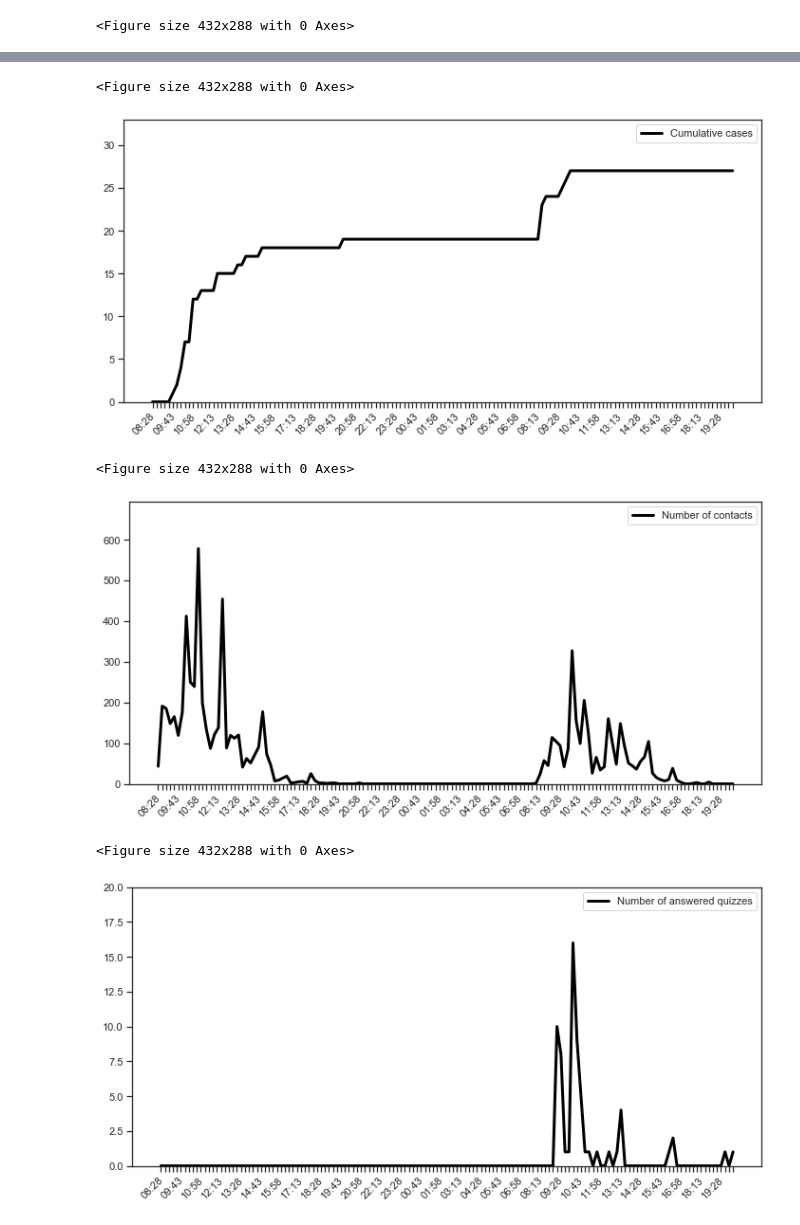
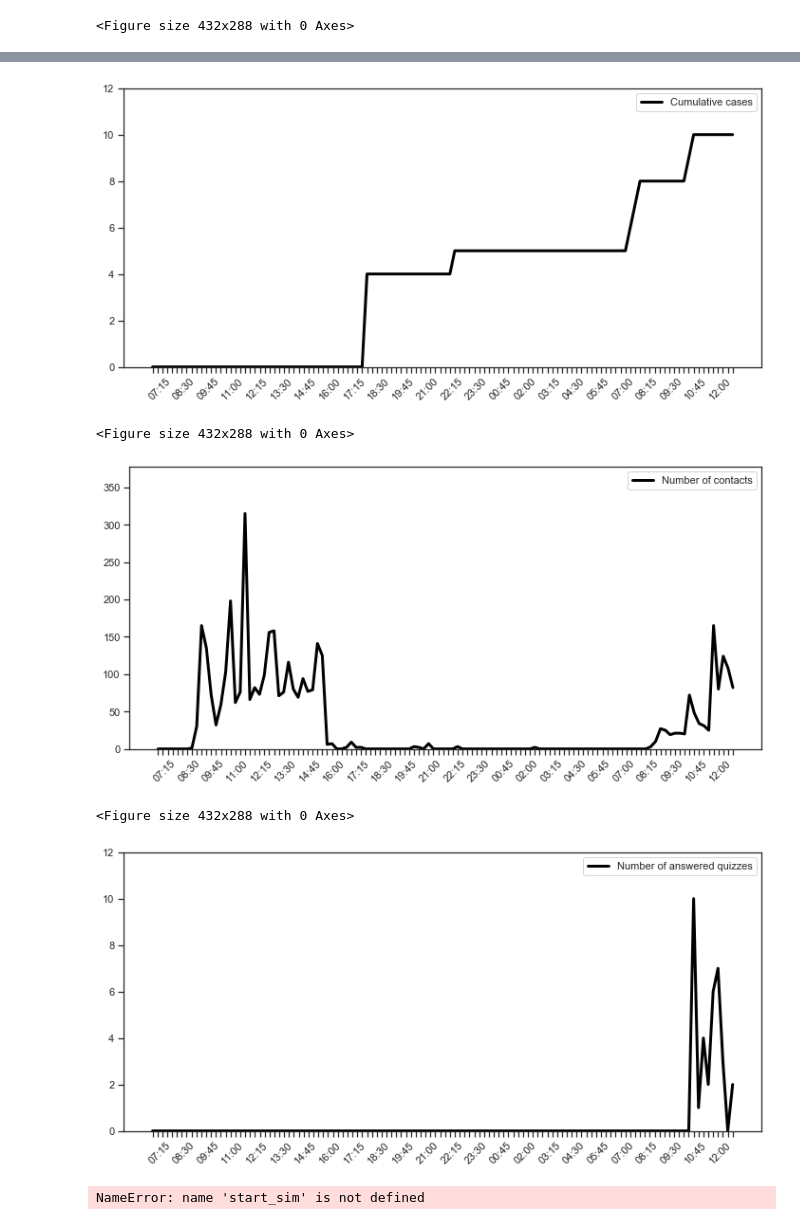
Before and after one commit to colabobio/oo-viz, a Jupyter notebook: plot_epi_curves.ipynb, the cells around one changed output, grey strips where cells are left out. Saved outputs shown, nothing was run; the diff lists cells and outputs as text; code cells hidden in the pictures.

```diff
--- a/plot_epi_curves.ipynb
+++ b/plot_epi_curves.ipynb
@@ -14,7 +14,7 @@ import matplotlib.pyplot as plt
 # %%
 # Various datasets to visualize
 
-option = 5
+option = 6
 
 if option == 1:
     base_folder = "./retreat2020"
@@ -36,6 +36,10 @@ if option == 5:
     base_folder = "./csw1"
     sim_id = 36
     sim_tz = "US/Eastern"
+if option == 6:
+    base_folder = "./csw2"
+    sim_id = 37
+    sim_tz = "US/Eastern"
 # %%
 # Some config
 
@@ -131,6 +135,7 @@ t = min_time
 idx = 0
 img_array = []
 label_spacing = 5
+frame = 0
 while t <= max_time:
     t0 = t
     t += time_delta
@@ -316,9 +305,8 @@ skipping 2020-11-17 06:58:47-05:00
+[figure, new version]
 <Figure size 432x288 with 0 Axes>
-[figure, old version]
+[figure, new version]
 <Figure size 432x288 with 0 Axes>
-[figure, old version]
-<Figure size 432x288 with 0 Axes>
-[figure, old version]
+[figure, new version]
 # %%
 # Plot epi curves
 
@@ -413,6 +401,8 @@ plt.legend(loc='upper right')
 plt.tight_layout()
 plt.show()
 fig.savefig(os.path.join(output_folder, "cumulative-curve.pdf"))
+# %% [output]
+NameError: name 'start_sim' is not defined
 # %%
 # R effective over time
 td0 = start_sim
```
Also changed, not shown: parts of 5 cells of this notebook, 2 other files.
